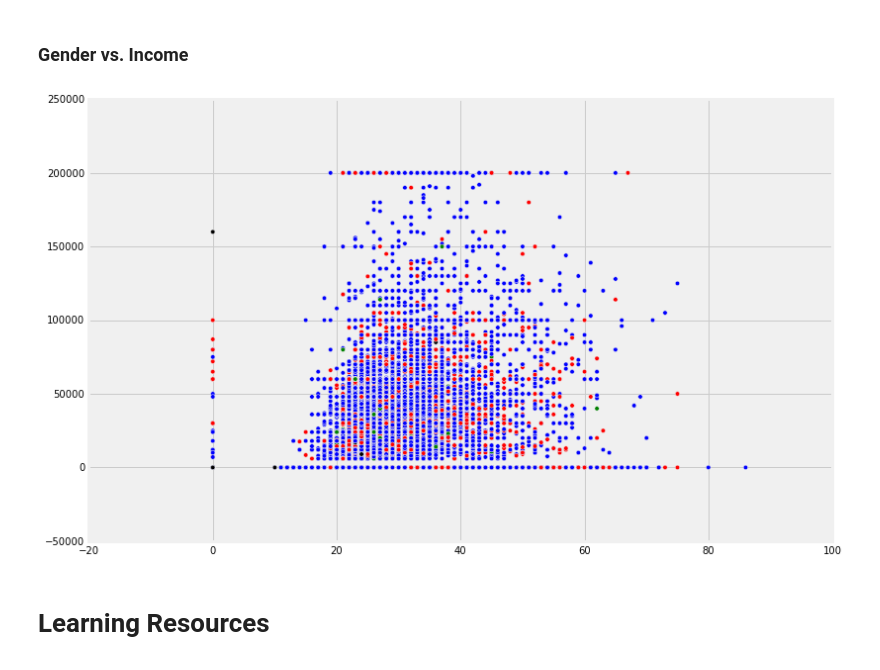
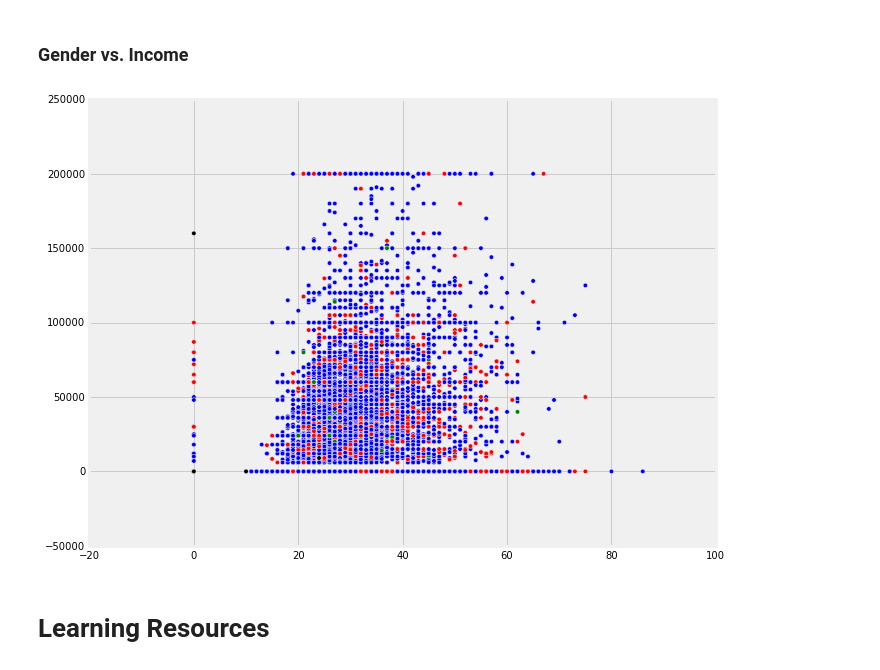
Before and after one commit to Deborah-Digges/inferential-stats, a Jupyter notebook: 2016-new-coder-survey/2016-FCC-New-Coders-Survey.ipynb, the cells around one changed output. Saved outputs shown, nothing was run; the diff lists cells and outputs as text; code cells hidden in the pictures.

```diff
--- a/2016-new-coder-survey/2016-FCC-New-Coders-Survey.ipynb
+++ b/2016-new-coder-survey/2016-FCC-New-Coders-Survey.ipynb
@@ -3,11 +3,7 @@ import pandas as pd
 import matplotlib.pyplot as plt
 import numpy as np
 from __future__ import division
-
+import pylab
 plt.style.use('fivethirtyeight')
 %matplotlib inline
-
-N = 2
-params = plt.gcf()
-plSize = params.get_size_inches()
-params.set_size_inches( (plSize[0]*N, plSize[1]*N) )
+pylab.rcParams['figure.figsize'] = (10.0, 8.0)
@@ -142,13 +112,9 @@ params.set_size_inches( (plSize[0]*N, plSize[1]*N) )
 ### Gender vs. Income
 # %%
 colors = {'male': 'blue', 'female': 'red', np.nan: 'black', 'genderqueer': 'green', 'trans': 'green', 'agender': 'green'}
-plt.scatter(df.Age.fillna(0), df.Income.fillna(0), c=df['Gender'].apply(lambda x: colors[x]))
-N = 2
-params = plt.gcf()
-plSize = params.get_size_inches()
-params.set_size_inches( (plSize[0]*N, plSize[1]*N) )
+plot = plt.scatter(df.Age.fillna(0), df.Income.fillna(0), c=df['Gender'].apply(lambda x: colors[x]))
 # %% [output]
-[figure, old version]
+[figure, new version]
 # %% [markdown]
 # Learning Resources
 # %% [markdown]
```
Also changed, not shown: parts of 30 cells of this notebook.
